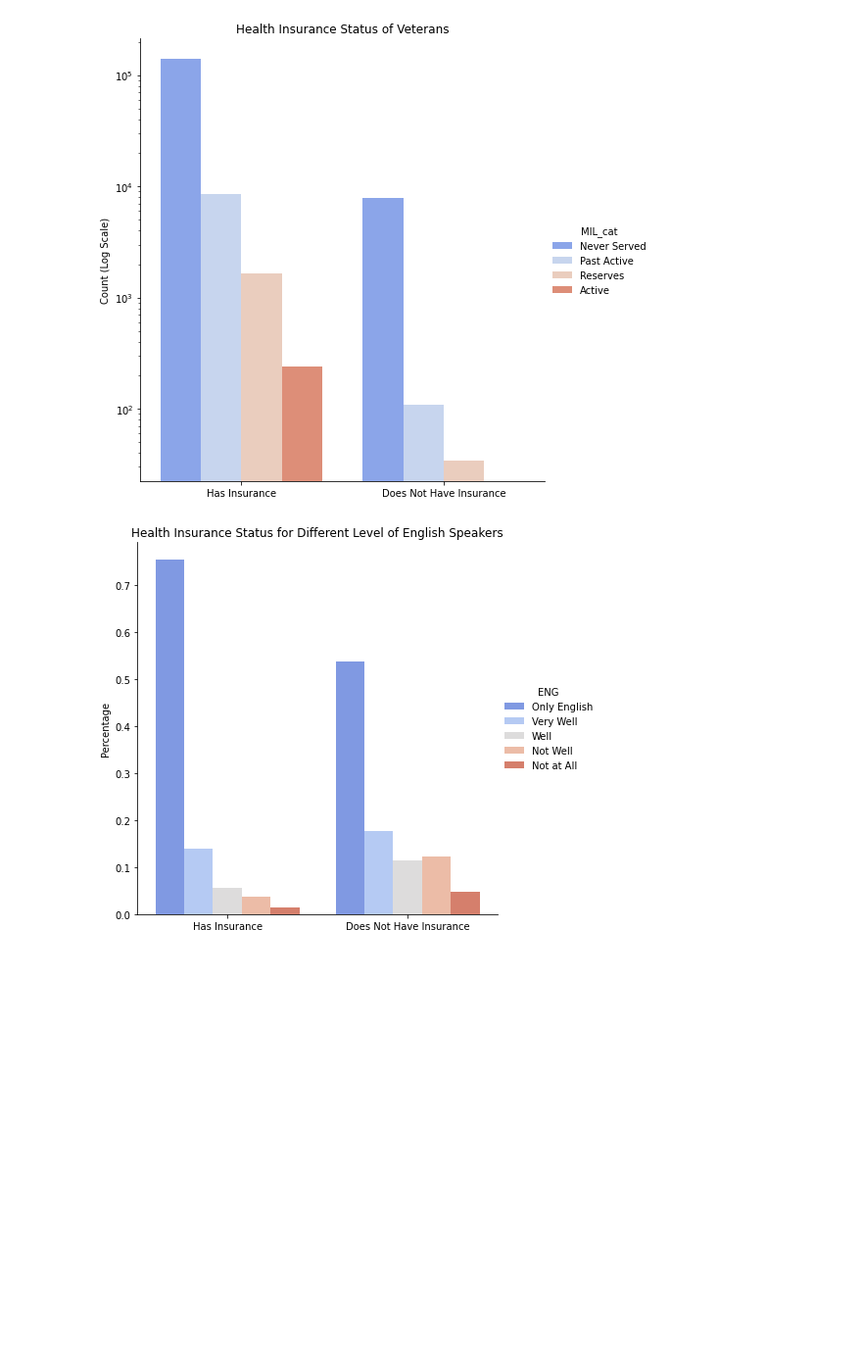
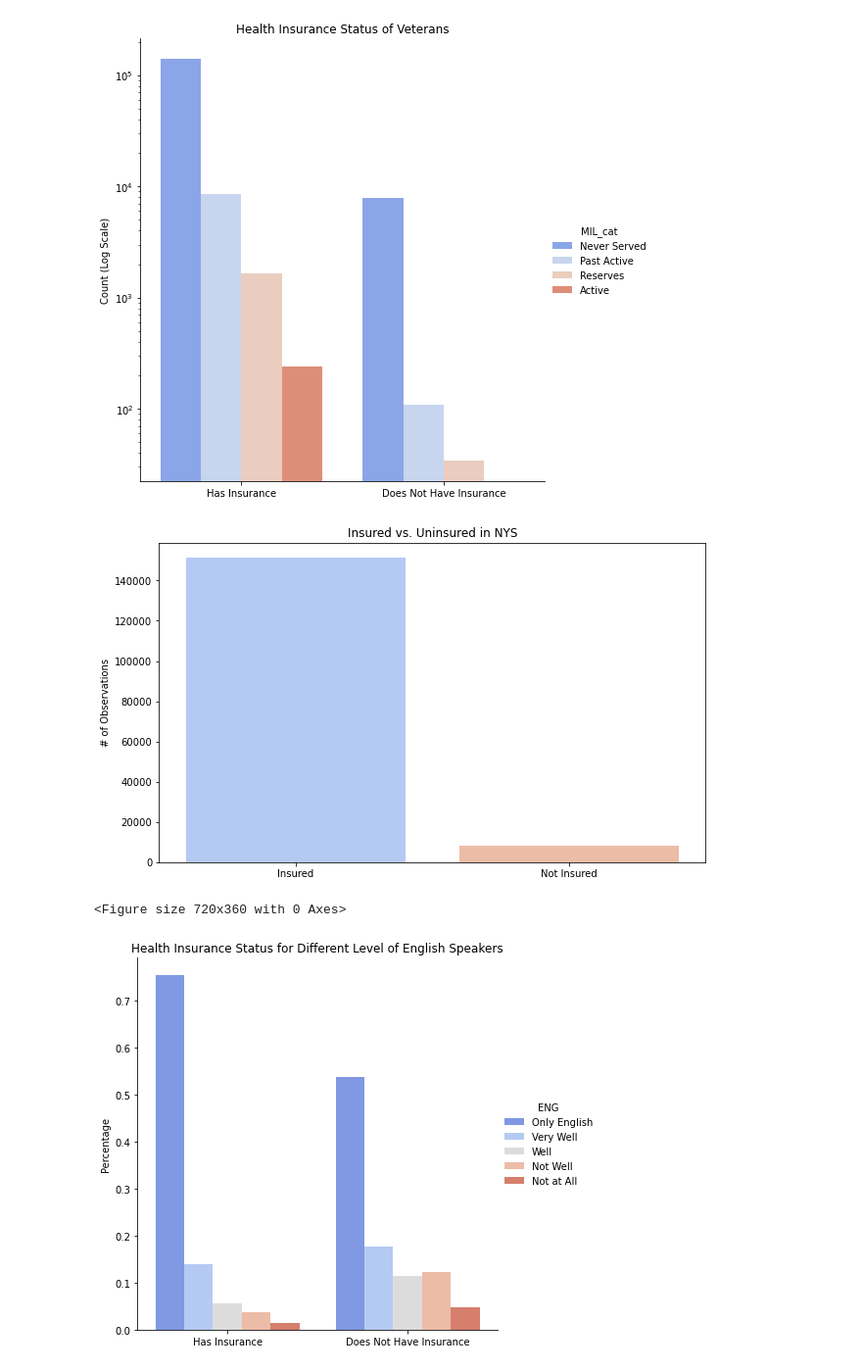
Before and after one commit to ptorres001/census_HI_classification_model, a Jupyter notebook: eda_paul.ipynb, the cells around one changed output. Shown at 98% size. Drawn from its saved outputs; the diff is of its cells as text; code cells hidden in the pictures; blank space fills up the shorter version.

```diff
--- a/eda_paul.ipynb
+++ b/eda_paul.ipynb
@@ -170,6 +190,18 @@ plt.yscale('log')
 plt.savefig('PNG/nys_mil_hi', bbox_inches = 'tight',pad_inches = 0);
 # %% [output]
 [figure]
+# %%
+
+fig,ax = plt.subplots(figsize=(10,6))
+sns.countplot(data = df, x = 'HICOV', palette = 'coolwarm')
+ax.set_xlabel('')
+ax.set_ylabel('# of Observations')
+ax.set_title('Insured vs. Uninsured in NYS')
+plt.show()
+plt.savefig('PNG/ins_vs_not', bbox_inches = 'tight',pad_inches = 0);
+# %% [output]
+[figure, added]
+<Figure size 720x360 with 0 Axes>
 # %%
 df1 = df.groupby(['HICOV'])['ENG'].value_counts(normalize=True)
 df1 = df1.rename('Percentage').reset_index()
```
Also changed, not shown: parts of 5 cells of this notebook, 1 other file.
